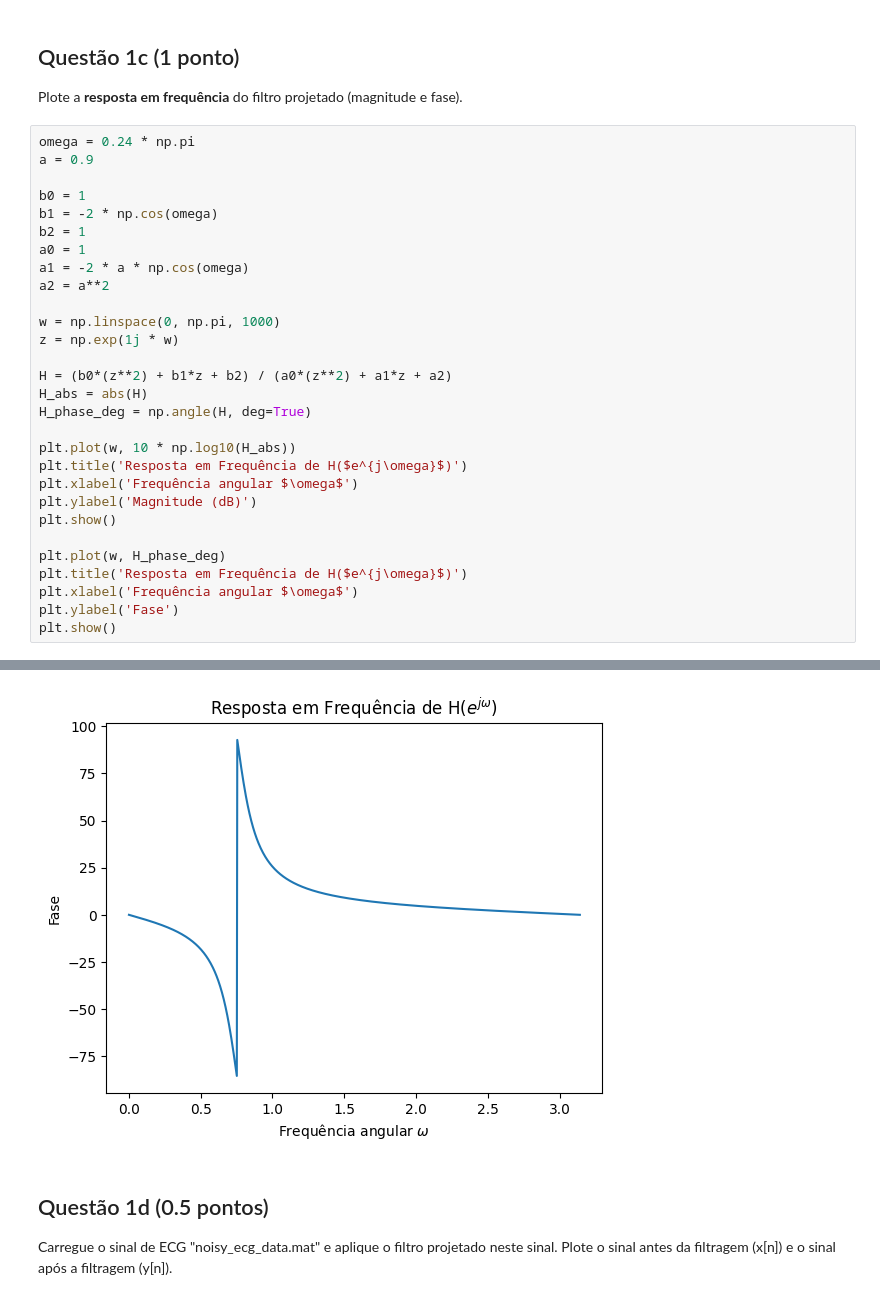
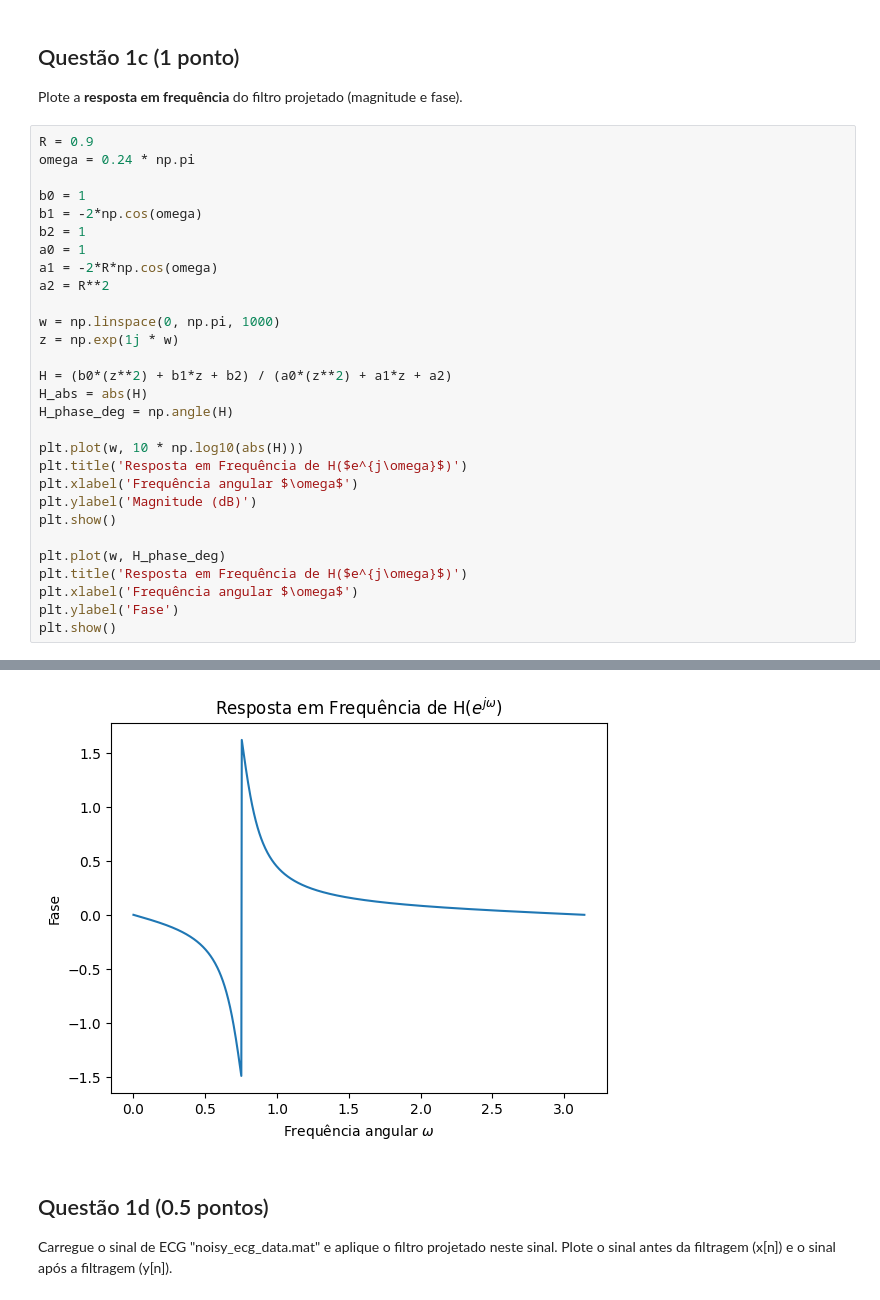
Before and after one commit to leopcortes/unb, a Jupyter notebook: sstd/Projeto2/200030582-projeto2.ipynb, the cells around one changed output, grey strips where cells are left out. Saved outputs shown, nothing was run; the diff lists cells and outputs as text.

```diff
--- a/sstd/Projeto2/200030582-projeto2.ipynb
+++ b/sstd/Projeto2/200030582-projeto2.ipynb
@@ -44,37 +44,37 @@ A partir do diagrama desenvolvido na questão anterior, escreva a função de tr
 
 Plote a **resposta em frequência** do filtro projetado (magnitude e fase).
 # %%
+R = 0.9
 omega = 0.24 * np.pi
-a = 0.9
 
 b0 = 1
-b1 = -2 * np.cos(omega)
+b1 = -2*np.cos(omega)
 b2 = 1
 a0 = 1
-a1 = -2 * a * np.cos(omega)
-a2 = a**2
+a1 = -2*R*np.cos(omega)
+a2 = R**2
 
 w = np.linspace(0, np.pi, 1000)
 z = np.exp(1j * w)
 
 H = (b0*(z**2) + b1*z + b2) / (a0*(z**2) + a1*z + a2)
 H_abs = abs(H)
-H_phase_deg = np.angle(H, deg=True)
+H_phase_deg = np.angle(H)
 
-plt.plot(w, 10 * np.log10(H_abs))
+plt.plot(w, 10 * np.log10(abs(H)))
 plt.title('Resposta em Frequência de H($e^{j\omega}$)')
 plt.xlabel('Frequência angular $\omega$')
 plt.ylabel('Magnitude (dB)')
 plt.show()
 
 plt.plot(w, H_phase_deg)
 plt.title('Resposta em Frequência de H($e^{j\omega}$)')
 plt.xlabel('Frequência angular $\omega$')
 plt.ylabel('Fase')
 plt.show()
 # %% [output]
 [figure]
-[figure, old version]
+[figure, new version]
 # %% [markdown]
 ## Questão 1d (0.5  pontos)
 
```
Also changed, not shown: parts of 1 cell of this notebook.
